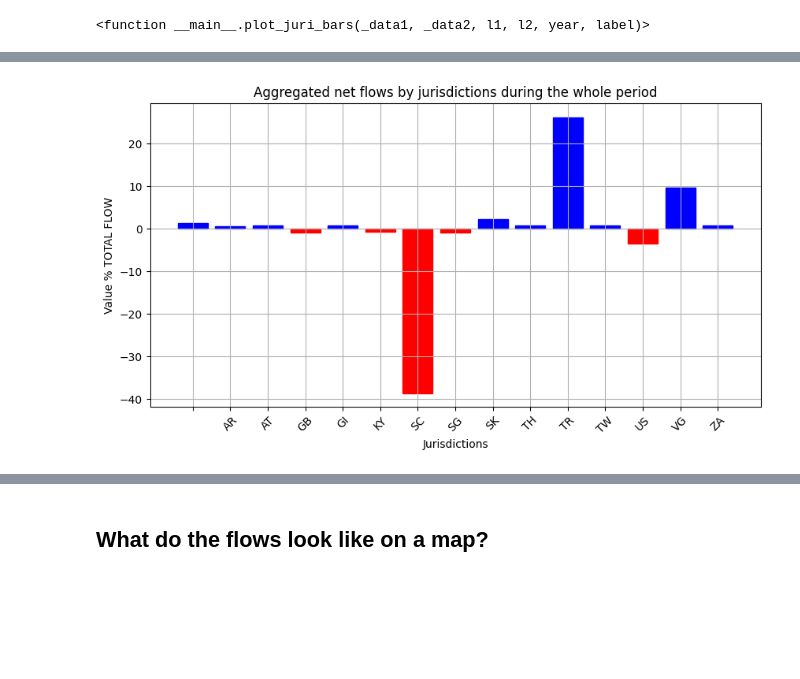
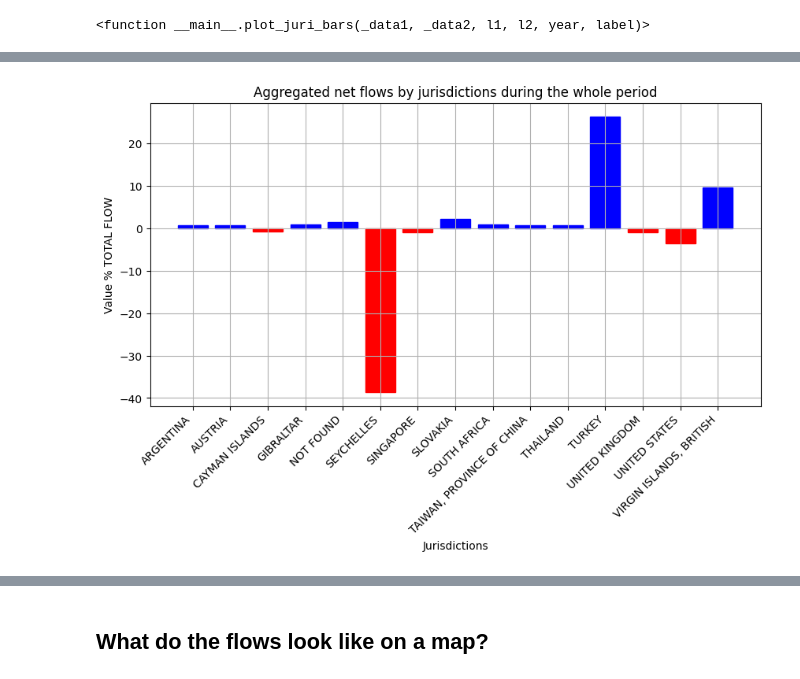
Before and after one commit to FlowDrucka64/MoneyFlow, a Jupyter notebook: data_exploration.ipynb, the cells around one changed output, grey strips where cells are left out. Saved outputs shown, nothing was run; the diff lists cells and outputs as text; code cells hidden in the pictures; blank space fills up the shorter version.

```diff
--- a/data_exploration.ipynb
+++ b/data_exploration.ipynb
@@ -482,0 +487,24 @@ src sum 101.09756828896658
+# %%
+# divide by btc value
+# Do we really need this? Isn't value_asset already the number of tokens?
+expanded_df["value_BTC"] = expanded_df["value_USD"] / expanded_df["high"]
+
+# Group by year and juristicion
+# those are the aggregated recievers
+dst_amounts = expanded_df.groupby(['year', 'dst_jurisdictions'])[['value_USD', 'value_asset', 'value_BTC',"src_label","dst_label"]].sum().reset_index()
+dst_amounts = dst_amounts.rename(columns={"dst_jurisdictions":"jurisdictions"})
+dst_amounts["jurisdictions_long"] = dst_amounts["jurisdictions"].apply(lambda x: juri_names_long[x] if x in juri_names_long else "NOT FOUND")
+
+# this are the aggregated "spenders"
+src_amounts = expanded_df.groupby(['year', 'src_jurisdictions'])[['value_USD', 'value_asset', 'value_BTC',"src_label","dst_label"]].sum().reset_index()
+src_amounts = src_amounts.rename(columns={"src_jurisdictions":"jurisdictions"})
+src_amounts["jurisdictions_long"] = src_amounts["jurisdictions"].apply(lambda x: juri_names_long[x] if x in juri_names_long else "NOT FOUND")
+
+print("small sanity check here ")
+print("merged sum "+str(merged_df["value_USD"].sum()/MRD))
+print("expanded sum "+str(expanded_df["value_USD"].sum()/MRD))
+print("dst sum "+str(dst_amounts["value_USD"].sum()/MRD))
+print("src sum "+str(src_amounts["value_USD"].sum()/MRD))
+
+display(dst_amounts)
+display(src_amounts)
@@ -632,6 +725,9 @@ merged_df.trading_pairs.value_counts().head(20)[::-1].plot.barh(figsize=(5, 5))
 # %%
-# This shows via Sankey diagram the crypto trading flow between different jurisdictions
-pairs = expanded_df.copy()
+# TODO: FIX THIS
+# WHICH QUESTION DOES THIS AWNSER FOR US?
+
+'''
+pairs = merged_df.copy()
 grouped_df = pairs.groupby(['src_jurisdictions', 'dst_jurisdictions'])['value_USD'].sum()
 src_countries = list(grouped_df.index.get_level_values(0).unique())
 dst_countries = list(grouped_df.index.get_level_values(1).unique())
@@ -650,7 +746,7 @@ for element in grouped_df.index:
     value = grouped_df[element]
 
     #if value > 5000000000:
-    if dst == 'US' and value > 1000000:
+    if dst == 'AT' and value > 10000000:
         sources.append(countries_index[src])
         target.append(countries_index[dst] + len(countries_index))
         values.append(value)
@@ -673,4 +769,6 @@ fig = go.Figure(data=[go.Sankey(
 
 fig.update_layout(title_text="Crypto Flow", font_size=10)
 fig.show()
+
+'''
 # %% [output]
@@ -876,13 +913,13 @@ result = src_amounts.copy()
 #TODO rethink here why seychells are so negative?? shouldnt they get all the value instead of losing it?
 result['value_USD'] = dst_amounts['value_USD'].sub(src_amounts['value_USD'], axis=0)
 
-result = result.groupby(['jurisdictions'])['value_USD'].sum().reset_index()
-result = result.sort_values("jurisdictions",ascending=True)
+result = result.groupby(['jurisdictions_long'])['value_USD'].sum().reset_index()
+result = result.sort_values("jurisdictions_long",ascending=True)
 result["value_USD"] = (result["value_USD"] / result["value_USD"].abs().sum())*100 #convert to %
 
 
 #filter out the top15
-top15_cutoff = float(result["value_USD"].abs().nlargest(15).nsmallest(1).iloc[0])#
+top15_cutoff = float(result["value_USD"].abs().nlargest(15).nsmallest(1).iloc[0])
 #print(res["value_USD"].abs().nlargest(15))
 print("Cutoff: "+str(top15_cutoff))
 
@@ -893,7 +930,7 @@ result = result[result["value_USD"].abs()>=top15_cutoff]
 plt.figure(figsize=(10, 5))
 
 # Plot the bar chart
-bars = plt.bar(result['jurisdictions'], result['value_USD'])
+bars = plt.bar(result['jurisdictions_long'], result['value_USD'])
 
 # Set labels and title
 plt.xlabel('Jurisdictions')
@@ -901,7 +938,7 @@ plt.ylabel('Value % TOTAL FLOW')
 plt.title('Aggregated net flows by jurisdictions during the whole period')
 
 # Rotate x-axis labels for better visibility
-plt.xticks(rotation=45)
+plt.xticks(rotation=45,ha='right')
 plt.grid(True)
 
 # Color the bars based on a condition
@@ -919,2 +956,2 @@ Cutoff: 0.613895434311313
-[figure, old version]
+[figure, new version]
 # %%
```
Also changed, not shown: parts of 29 cells of this notebook, 26 other files.
